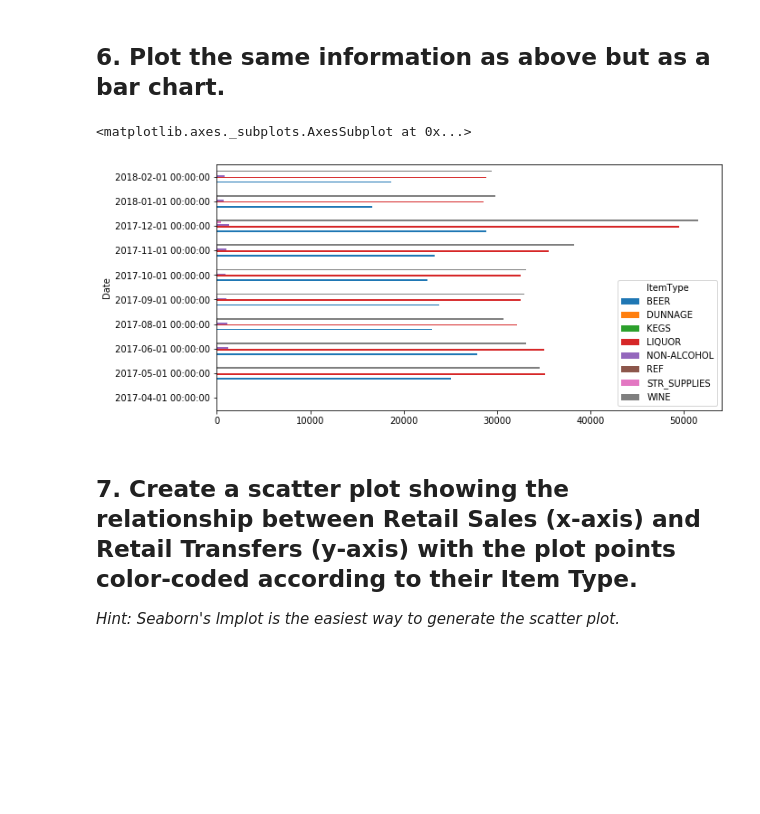
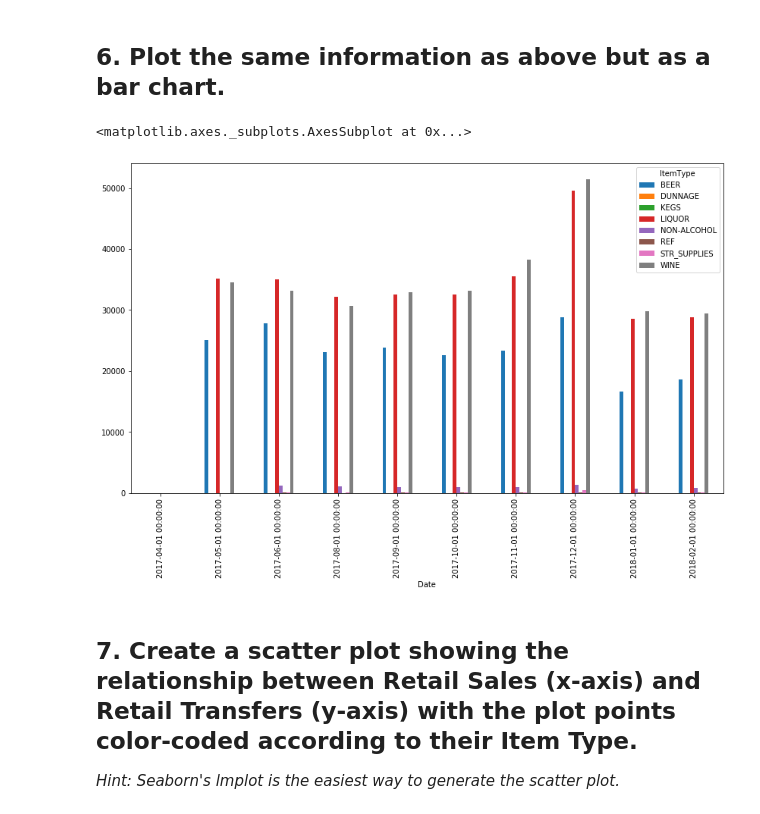
Before and after one commit to ta-data-bcn/lab-plotting-multiple-data-series, a Jupyter notebook: your-code/main.ipynb, the cells around one changed output. Drawn from its saved outputs; the diff is of its cells as text; code cells hidden in the pictures; blank space fills up the shorter version.

```diff
--- a/your-code/main.ipynb
+++ b/your-code/main.ipynb
@@ -71,10 +85,10 @@ retailsales_by_type.plot(figsize=(10,5))
 # %% [markdown]
 ## 6. Plot the same information as above but as a bar chart.
 # %%
-retailsales_by_type.plot(figsize=(10,5), kind = "barh")
+retailsales_by_type.plot(figsize=(14,8), kind = "bar")
 # %% [output]
 <matplotlib.axes._subplots.AxesSubplot at 0x...>
-[figure, old version]
+[figure, new version]
 # %% [markdown]
 ## 7. Create a scatter plot showing the relationship between Retail Sales (x-axis) and Retail Transfers (y-axis) with the plot points color-coded according to their Item Type.
 
```
Also changed, not shown: parts of 4 cells of this notebook.
